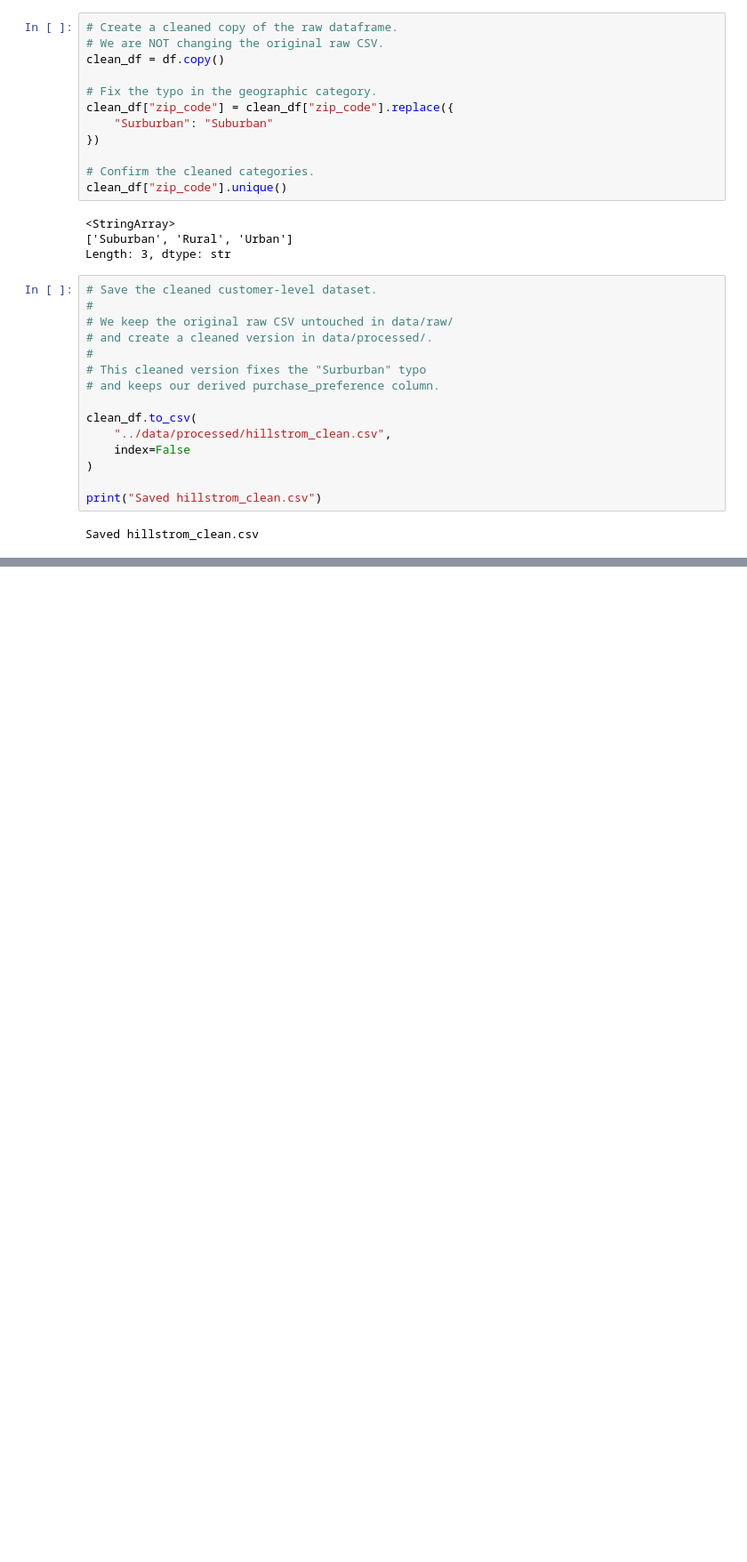
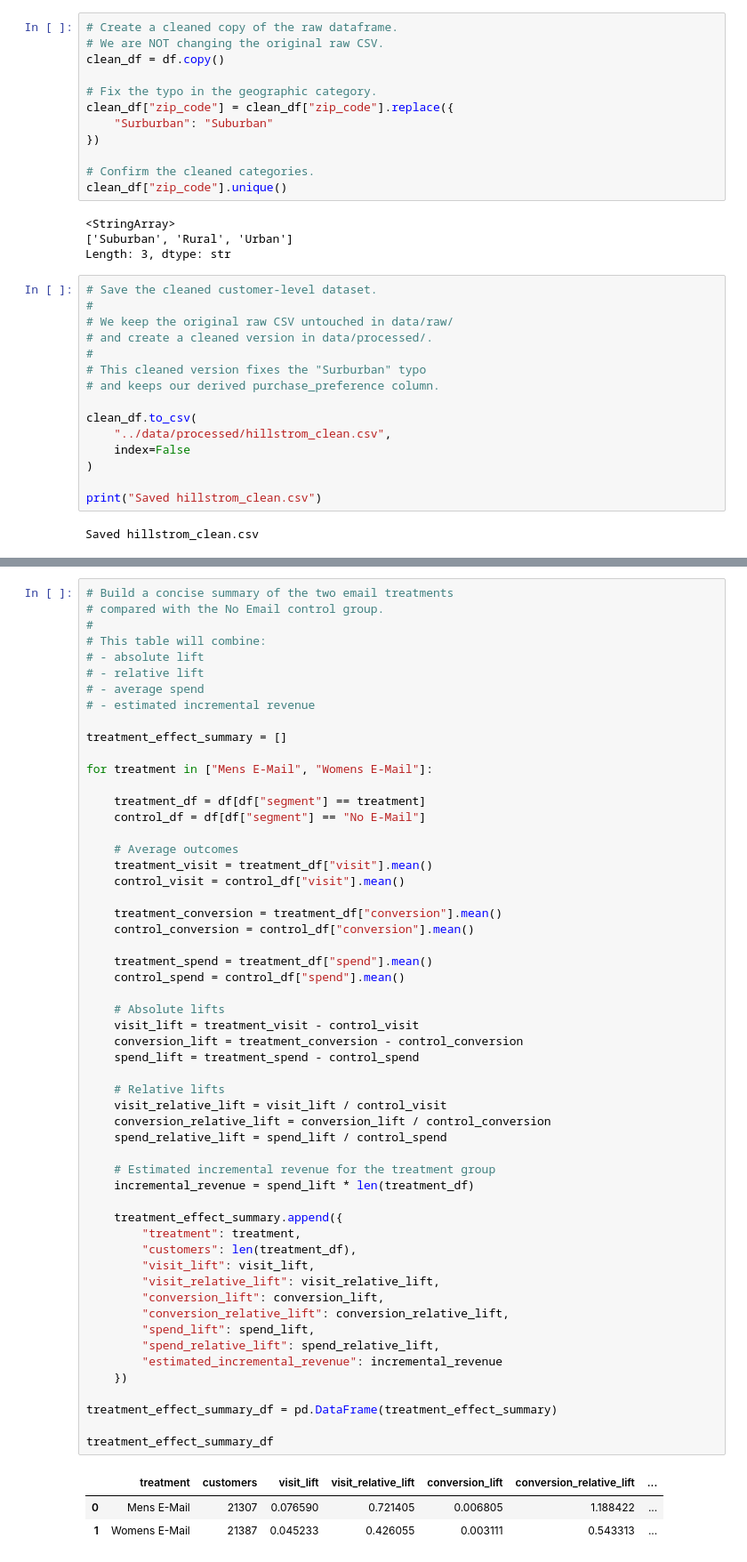
Before and after one commit to AmeyaAstro/marketing-incrementality-platform, a Jupyter notebook: notebooks/01_data_understanding.ipynb, the cells around one changed output, grey strips where cells are left out. Shown at 89% size. Cells and saved outputs as stored; diff of their text form; blank space fills up the shorter version.

```diff
--- a/notebooks/01_data_understanding.ipynb
+++ b/notebooks/01_data_understanding.ipynb
@@ -837,0 +1221,59 @@ Saved hillstrom_clean.csv
+# %%
+# Build a concise summary of the two email treatments
+# compared with the No Email control group.
+#
+# This table will combine:
+# - absolute lift
+# - relative lift
+# - average spend
+# - estimated incremental revenue
+
+treatment_effect_summary = []
+
+for treatment in ["Mens E-Mail", "Womens E-Mail"]:
+
+    treatment_df = df[df["segment"] == treatment]
+    control_df = df[df["segment"] == "No E-Mail"]
+
+    # Average outcomes
+    treatment_visit = treatment_df["visit"].mean()
+    control_visit = control_df["visit"].mean()
+
+    treatment_conversion = treatment_df["conversion"].mean()
+    control_conversion = control_df["conversion"].mean()
+
+    treatment_spend = treatment_df["spend"].mean()
+    control_spend = control_df["spend"].mean()
+
+    # Absolute lifts
+    visit_lift = treatment_visit - control_visit
+    conversion_lift = treatment_conversion - control_conversion
+    spend_lift = treatment_spend - control_spend
+
+    # Relative lifts
+    visit_relative_lift = visit_lift / control_visit
+    conversion_relative_lift = conversion_lift / control_conversion
+    spend_relative_lift = spend_lift / control_spend
+
+    # Estimated incremental revenue for the treatment group
+    incremental_revenue = spend_lift * len(treatment_df)
+
+    treatment_effect_summary.append({
+        "treatment": treatment,
+        "customers": len(treatment_df),
+        "visit_lift": visit_lift,
+        "visit_relative_lift": visit_relative_lift,
+        "conversion_lift": conversion_lift,
+        "conversion_relative_lift": conversion_relative_lift,
+        "spend_lift": spend_lift,
+        "spend_relative_lift": spend_relative_lift,
+        "estimated_incremental_revenue": incremental_revenue
+    })
+
+treatment_effect_summary_df = pd.DataFrame(treatment_effect_summary)
+
+treatment_effect_summary_df
+# %% [output]
+|  | treatment | customers | visit_lift | visit_relative_lift | conversion_lift | conversion_relative_lift | ... |
+| 0 | Mens E-Mail | 21307 | 0.076590 | 0.721405 | 0.006805 | 1.188422 | ... |
+| 1 | Womens E-Mail | 21387 | 0.045233 | 0.426055 | 0.003111 | 0.543313 | ... |
```
Also changed, not shown: parts of 7 cells of this notebook, 3 other files.
